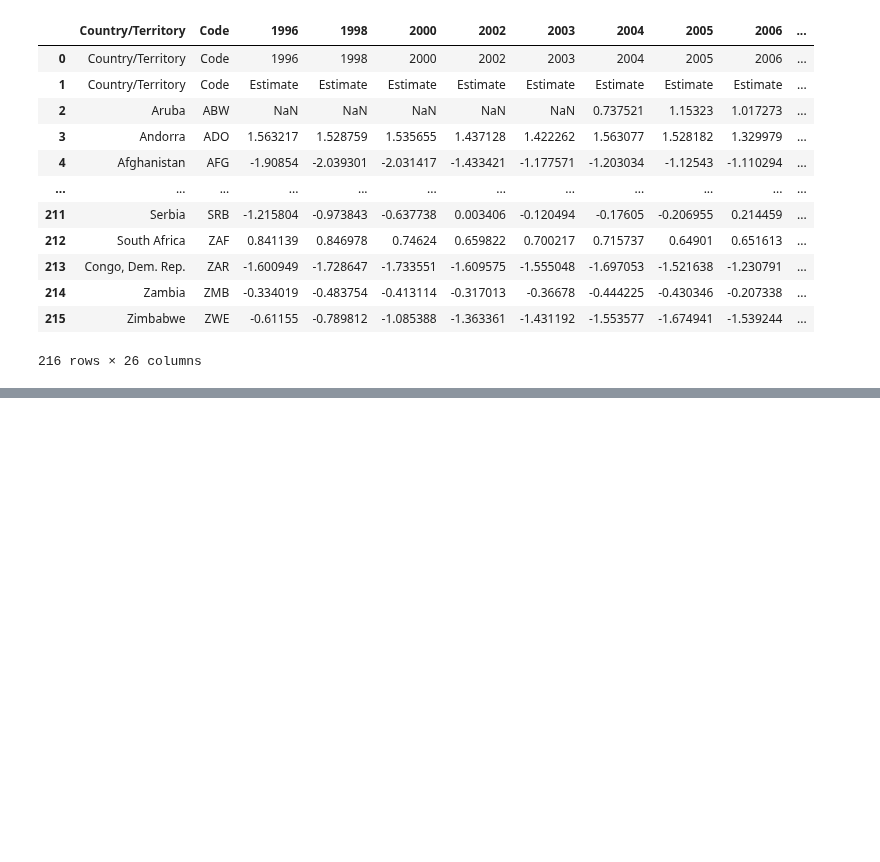
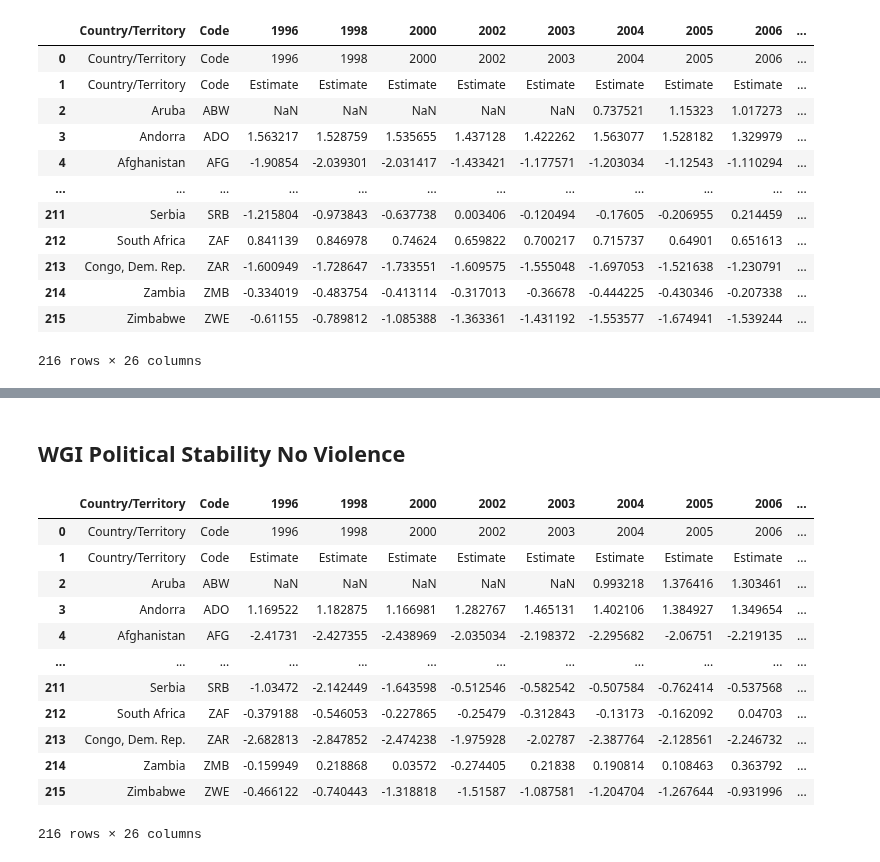
Before and after one commit to marcbarc19/DataScienceExam, a Jupyter notebook: predictor_cleaning.ipynb, the cells around one changed output, grey strips where cells are left out. Cells and saved outputs as stored; diff of their text form; code cells hidden in the pictures; blank space fills up the shorter version.

Commit message:
marc 15/5

```diff
--- a/predictor_cleaning.ipynb
+++ b/predictor_cleaning.ipynb
@@ -127,0 +190,35 @@ display(voice_account_df)
+# %% [markdown]
+## WGI Political Stability No Violence
+# %%
+political_stability_df = pd.read_excel(r"C:\Users\marc1\OneDrive\Desktop\School\Aarhus University\Current Classes\DSPF\DSPF_Final\Data\wgidataset.xlsx", sheet_name= "Political StabilityNoViolence")
+
+# Set the headers as the values in the first row (index 13)
+political_stability_df.columns = political_stability_df.iloc[13]
+
+# Drop the first ten rows
+political_stability_df = political_stability_df.drop(index=range(12))
+
+# Reset the index after dropping rows
+political_stability_df = political_stability_df.reset_index(drop=True)
+
+# Set the headers as the values in the first row (index 0)
+political_stability_df.columns = political_stability_df.iloc[0]
+
+# Filter columns based on whether row 2 contains the word "Estimate"
+political_stability_df = political_stability_df.iloc[:, :2].join(political_stability_df.loc[:, political_stability_df.iloc[1] == 'Estimate'])
+
+display(political_stability_df)
+# %% [output]
+|  | Country/Territory | Code | 1996 | 1998 | 2000 | 2002 | 2003 | 2004 | 2005 | 2006 | ... |
+| 0 | Country/Territory | Code | 1996 | 1998 | 2000 | 2002 | 2003 | 2004 | 2005 | 2006 | ... |
+| 1 | Country/Territory | Code | Estimate | Estimate | Estimate | Estimate | Estimate | Estimate | Estimate | Estimate | ... |
+| 2 | Aruba | ABW | NaN | NaN | NaN | NaN | NaN | 0.993218 | 1.376416 | 1.303461 | ... |
+| 3 | Andorra | ADO | 1.169522 | 1.182875 | 1.166981 | 1.282767 | 1.465131 | 1.402106 | 1.384927 | 1.349654 | ... |
+| 4 | Afghanistan | AFG | -2.41731 | -2.427355 | -2.438969 | -2.035034 | -2.198372 | -2.295682 | -2.06751 | -2.219135 | ... |
+| ... | ... | ... | ... | ... | ... | ... | ... | ... | ... | ... | ... |
+| 211 | Serbia | SRB | -1.03472 | -2.142449 | -1.643598 | -0.512546 | -0.582542 | -0.507584 | -0.762414 | -0.537568 | ... |
+| 212 | South Africa | ZAF | -0.379188 | -0.546053 | -0.227865 | -0.25479 | -0.312843 | -0.13173 | -0.162092 | 0.04703 | ... |
+| 213 | Congo, Dem. Rep. | ZAR | -2.682813 | -2.847852 | -2.474238 | -1.975928 | -2.02787 | -2.387764 | -2.128561 | -2.246732 | ... |
+| 214 | Zambia | ZMB | -0.159949 | 0.218868 | 0.03572 | -0.274405 | 0.21838 | 0.190814 | 0.108463 | 0.363792 | ... |
+| 215 | Zimbabwe | ZWE | -0.466122 | -0.740443 | -1.318818 | -1.51587 | -1.087581 | -1.204704 | -1.267644 | -0.931996 | ... |
+216 rows × 26 columns
```
Also changed, not shown: parts of 37 cells of this notebook.
